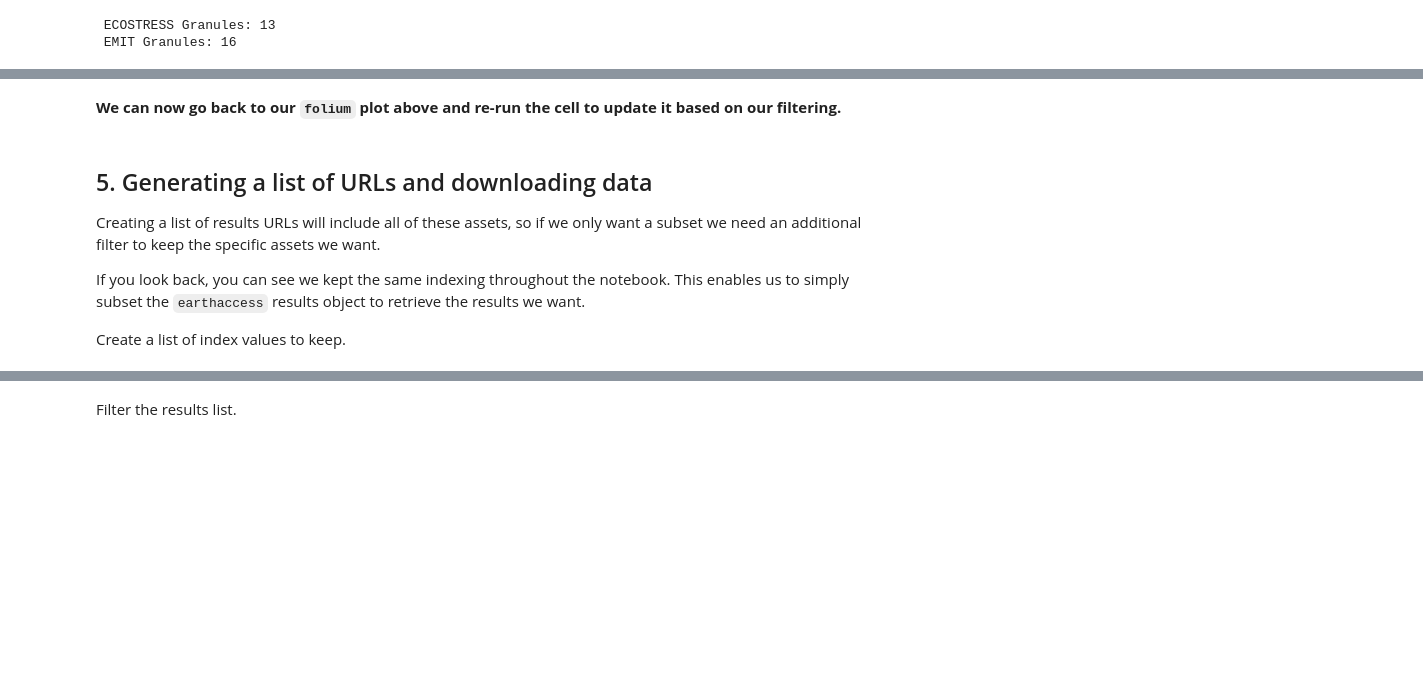
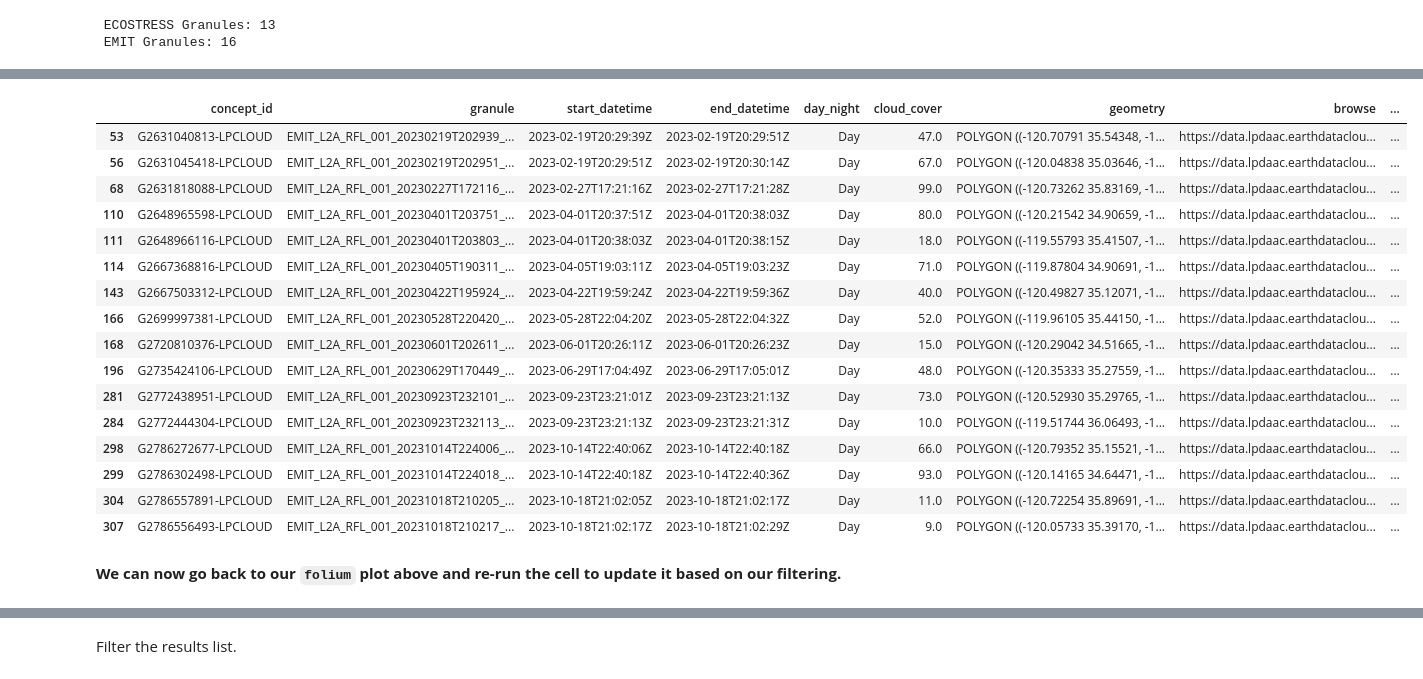
Before and after one commit to nasa/VITALS, a Jupyter notebook: python/01_Finding_Concurrent_Data.ipynb, the cells around one changed output, grey strips where cells are left out. Saved outputs shown, nothing was run; the diff lists cells and outputs as text; code cells hidden in the pictures; blank space fills up the shorter version.

Commit message:
updated notebook 1
- add explanation for streaming and downloading
- rework sections 5 and 6 to support this

```diff
--- a/python/01_Finding_Concurrent_Data.ipynb
+++ b/python/01_Finding_Concurrent_Data.ipynb
@@ -594,6 +595,6 @@ We can see that some of these granules likely won't work because of the large am
 # %%
 # Bad granule list
-bad_granules = [23,55,88,89,149,155]
+bad_granules = [31,71,104,105,165,171]
 # %% [markdown]
 Filter out the bad granules.
 # %%
@@ -609,11 +627,22 @@ print(f' ECOSTRESS Granules: {eco_gdf.shape[0]} \n EMIT Granules: {emit_gdf.shap
+# %%
+emit_gdf
+# %% [output]
+|  | concept_id | granule | start_datetime | end_datetime | day_night | cloud_cover | geometry | browse | ... |
+| 53 | G2631040813-LPCLOUD | EMIT_L2A_RFL_001_20230219T202939_... | 2023-02-19T20:29:39Z | 2023-02-19T20:29:51Z | Day | 47.0 | POLYGON ((-120.70791 35.54348, -1... | https://data.lpdaac.earthdataclou... | ... |
+| 56 | G2631045418-LPCLOUD | EMIT_L2A_RFL_001_20230219T202951_... | 2023-02-19T20:29:51Z | 2023-02-19T20:30:14Z | Day | 67.0 | POLYGON ((-120.04838 35.03646, -1... | https://data.lpdaac.earthdataclou... | ... |
+| 68 | G2631818088-LPCLOUD | EMIT_L2A_RFL_001_20230227T172116_... | 2023-02-27T17:21:16Z | 2023-02-27T17:21:28Z | Day | 99.0 | POLYGON ((-120.73262 35.83169, -1... | https://data.lpdaac.earthdataclou... | ... |
+| 110 | G2648965598-LPCLOUD | EMIT_L2A_RFL_001_20230401T203751_... | 2023-04-01T20:37:51Z | 2023-04-01T20:38:03Z | Day | 80.0 | POLYGON ((-120.21542 34.90659, -1... | https://data.lpdaac.earthdataclou... | ... |
+| 111 | G2648966116-LPCLOUD | EMIT_L2A_RFL_001_20230401T203803_... | 2023-04-01T20:38:03Z | 2023-04-01T20:38:15Z | Day | 18.0 | POLYGON ((-119.55793 35.41507, -1... | https://data.lpdaac.earthdataclou... | ... |
+| 114 | G2667368816-LPCLOUD | EMIT_L2A_RFL_001_20230405T190311_... | 2023-04-05T19:03:11Z | 2023-04-05T19:03:23Z | Day | 71.0 | POLYGON ((-119.87804 34.90691, -1... | https://data.lpdaac.earthdataclou... | ... |
+| 143 | G2667503312-LPCLOUD | EMIT_L2A_RFL_001_20230422T195924_... | 2023-04-22T19:59:24Z | 2023-04-22T19:59:36Z | Day | 40.0 | POLYGON ((-120.49827 35.12071, -1... | https://data.lpdaac.earthdataclou... | ... |
+| 166 | G2699997381-LPCLOUD | EMIT_L2A_RFL_001_20230528T220420_... | 2023-05-28T22:04:20Z | 2023-05-28T22:04:32Z | Day | 52.0 | POLYGON ((-119.96105 35.44150, -1... | https://data.lpdaac.earthdataclou... | ... |
+| 168 | G2720810376-LPCLOUD | EMIT_L2A_RFL_001_20230601T202611_... | 2023-06-01T20:26:11Z | 2023-06-01T20:26:23Z | Day | 15.0 | POLYGON ((-120.29042 34.51665, -1... | https://data.lpdaac.earthdataclou... | ... |
+| 196 | G2735424106-LPCLOUD | EMIT_L2A_RFL_001_20230629T170449_... | 2023-06-29T17:04:49Z | 2023-06-29T17:05:01Z | Day | 48.0 | POLYGON ((-120.35333 35.27559, -1... | https://data.lpdaac.earthdataclou... | ... |
+| 281 | G2772438951-LPCLOUD | EMIT_L2A_RFL_001_20230923T232101_... | 2023-09-23T23:21:01Z | 2023-09-23T23:21:13Z | Day | 73.0 | POLYGON ((-120.52930 35.29765, -1... | https://data.lpdaac.earthdataclou... | ... |
+| 284 | G2772444304-LPCLOUD | EMIT_L2A_RFL_001_20230923T232113_... | 2023-09-23T23:21:13Z | 2023-09-23T23:21:31Z | Day | 10.0 | POLYGON ((-119.51744 36.06493, -1... | https://data.lpdaac.earthdataclou... | ... |
+| 298 | G2786272677-LPCLOUD | EMIT_L2A_RFL_001_20231014T224006_... | 2023-10-14T22:40:06Z | 2023-10-14T22:40:18Z | Day | 66.0 | POLYGON ((-120.79352 35.15521, -1... | https://data.lpdaac.earthdataclou... | ... |
+| 299 | G2786302498-LPCLOUD | EMIT_L2A_RFL_001_20231014T224018_... | 2023-10-14T22:40:18Z | 2023-10-14T22:40:36Z | Day | 93.0 | POLYGON ((-120.14165 34.64471, -1... | https://data.lpdaac.earthdataclou... | ... |
+| 304 | G2786557891-LPCLOUD | EMIT_L2A_RFL_001_20231018T210205_... | 2023-10-18T21:02:05Z | 2023-10-18T21:02:17Z | Day | 11.0 | POLYGON ((-120.72254 35.89691, -1... | https://data.lpdaac.earthdataclou... | ... |
+| 307 | G2786556493-LPCLOUD | EMIT_L2A_RFL_001_20231018T210217_... | 2023-10-18T21:02:17Z | 2023-10-18T21:02:29Z | Day | 9.0 | POLYGON ((-120.05733 35.39170, -1... | https://data.lpdaac.earthdataclou... | ... |
 # %% [markdown]
 **We can now go back to our `folium` plot above and  re-run the cell to update it based on our filtering.**
-# %% [markdown]
-
-## 5. Generating a list of URLs and downloading data
-
-Creating a list of results URLs will include all of these assets, so if we only want a subset we need an additional filter to keep the specific assets we want.
-
-If you look back, you can see we kept the same indexing throughout the notebook. This enables us to simply subset the `earthaccess` results object to retrieve the results we want.
-
-Create a list of index values to keep.
```
Also changed, not shown: parts of 34 cells of this notebook.
